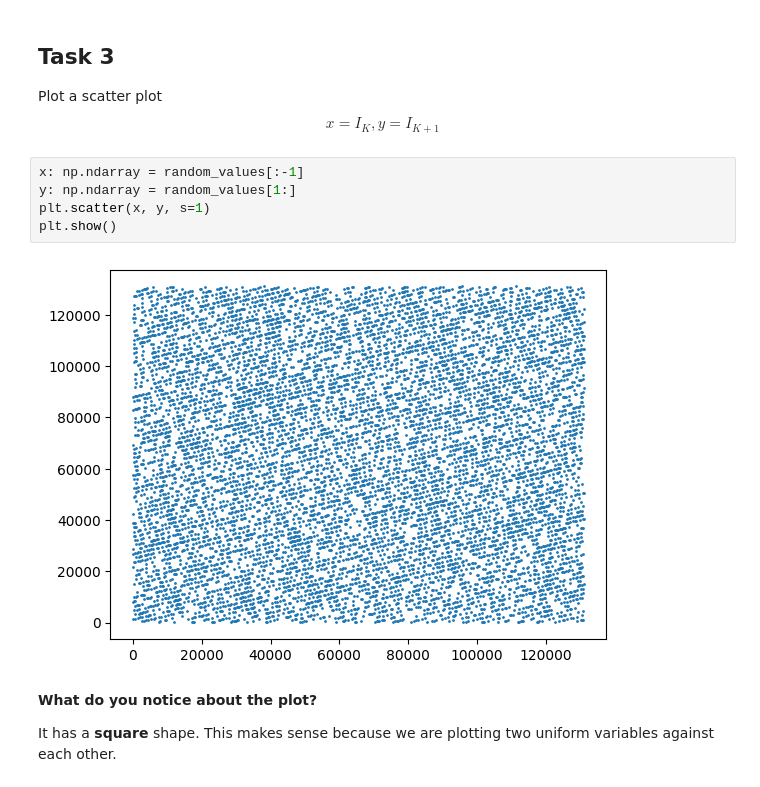
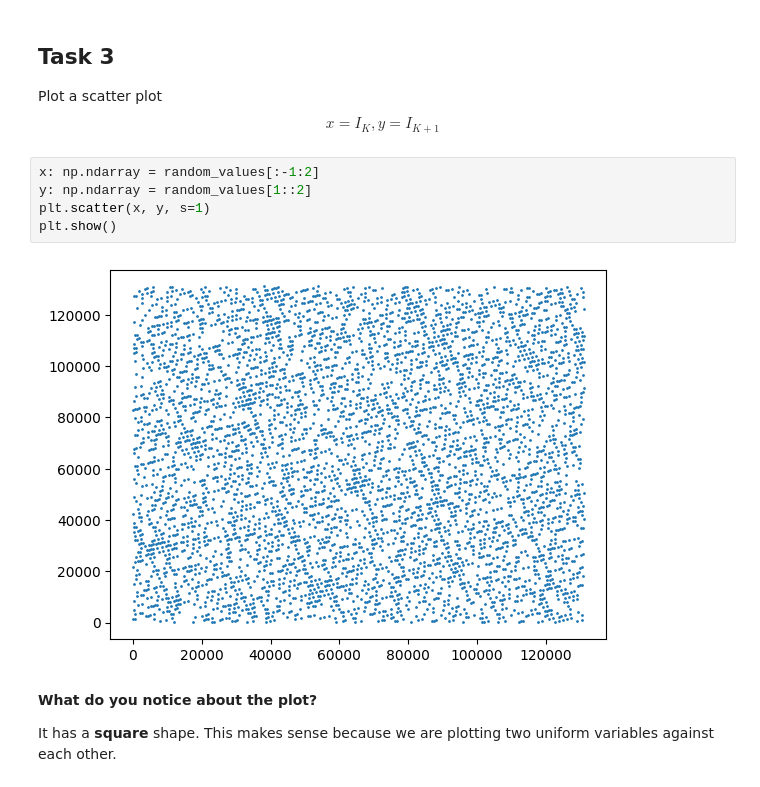
Before and after one commit to Daniel-Ope06/the-lab, a Jupyter notebook: 02-stochastic-process/01-Random-Variables/02-Random-Variables-Attempt.ipynb, the cells around one changed output. Saved outputs shown, nothing was run; the diff lists cells and outputs as text.

```diff
--- a/02-stochastic-process/01-Random-Variables/02-Random-Variables-Attempt.ipynb
+++ b/02-stochastic-process/01-Random-Variables/02-Random-Variables-Attempt.ipynb
@@ -49,12 +49,12 @@ plt.show()
  Plot a scatter plot
  $$x=I_K, y=I_{K+1}$$
 # %%
-x: np.ndarray = random_values[:-1]
-y: np.ndarray = random_values[1:]
+x: np.ndarray = random_values[:-1:2]
+y: np.ndarray = random_values[1::2]
 plt.scatter(x, y, s=1)
 plt.show()
 # %% [output]
-[figure, old version]
+[figure, new version]
 # %% [markdown]
  **What do you notice about the plot?**
 
```
Also changed, not shown: parts of 4 cells of this notebook, 1 other file.
